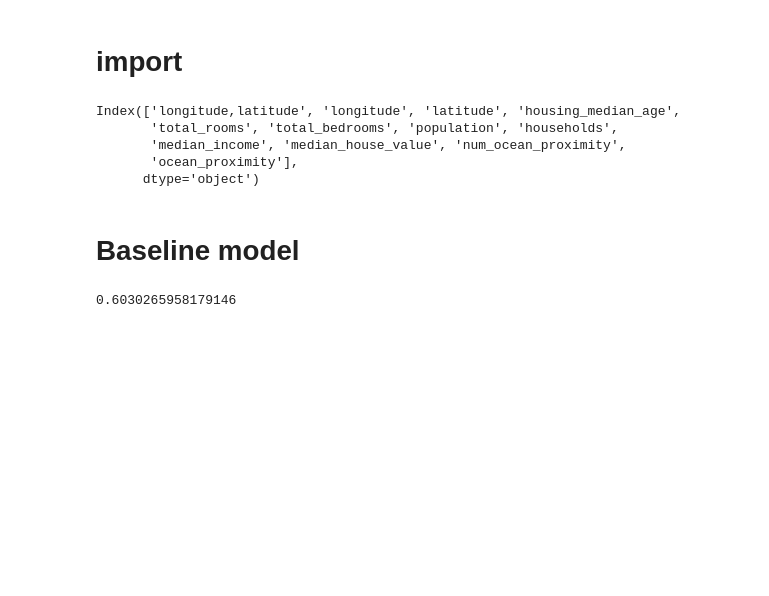
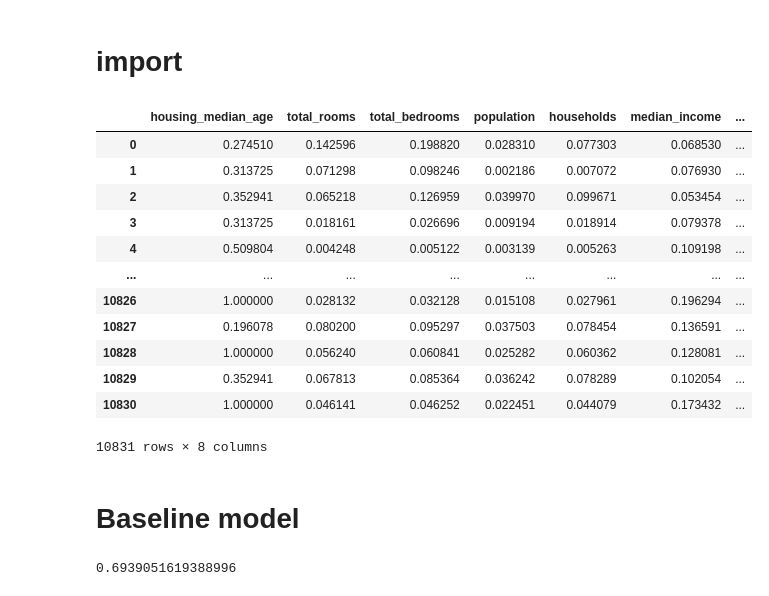
Before and after one commit to MMailleur/renduimmoreg, a Jupyter notebook: notebook_model.ipynb, the cells around one changed output. Drawn from its saved outputs; the diff is of its cells as text; code cells hidden in the pictures; blank space fills up the shorter version.

```diff
--- a/notebook_model.ipynb
+++ b/notebook_model.ipynb
@@ -8,0 +10,4 @@ from sklearn.model_selection import train_test_split
+# %%
+df_clean_numerical = df_clean
+# %%
+df_clean_numerical = df_clean_numerical.drop(labels=["longitude,latitude","longitude","latitude","ocean_proximity"],axis=1)
@@ -9,12 +16,24 @@ from sklearn.model_selection import train_test_split
+# %%
+scaler = MinMaxScaler()
+# %%
+df_clean_numerical[features_test] = scaler.fit_transform(df_clean_numerical[features_test])
+# %%
+df_clean_numerical
+# %% [output]
+|  | housing_median_age | total_rooms | total_bedrooms | population | households | median_income | ... |
+| 0 | 0.274510 | 0.142596 | 0.198820 | 0.028310 | 0.077303 | 0.068530 | ... |
+| 1 | 0.313725 | 0.071298 | 0.098246 | 0.002186 | 0.007072 | 0.076930 | ... |
+| 2 | 0.352941 | 0.065218 | 0.126959 | 0.039970 | 0.099671 | 0.053454 | ... |
+| 3 | 0.313725 | 0.018161 | 0.026696 | 0.009194 | 0.018914 | 0.079378 | ... |
+| 4 | 0.509804 | 0.004248 | 0.005122 | 0.003139 | 0.005263 | 0.109198 | ... |
+| ... | ... | ... | ... | ... | ... | ... | ... |
+| 10826 | 1.000000 | 0.028132 | 0.032128 | 0.015108 | 0.027961 | 0.196294 | ... |
+| 10827 | 0.196078 | 0.080200 | 0.095297 | 0.037503 | 0.078454 | 0.136591 | ... |
+| 10828 | 1.000000 | 0.056240 | 0.060841 | 0.025282 | 0.060362 | 0.128081 | ... |
+| 10829 | 0.352941 | 0.067813 | 0.085364 | 0.036242 | 0.078289 | 0.102054 | ... |
+| 10830 | 1.000000 | 0.046141 | 0.046252 | 0.022451 | 0.044079 | 0.173432 | ... |
+10831 rows × 8 columns
 # %%
 df_clean = pd.read_csv ('dataframeclean.csv')
-# %%
-df_clean.columns
-# %% [output]
-Index(['longitude,latitude', 'longitude', 'latitude', 'housing_median_age',
-       'total_rooms', 'total_bedrooms', 'population', 'households',
-       'median_income', 'median_house_value', 'num_ocean_proximity',
-       'ocean_proximity'],
-      dtype='object')
 # %% [markdown]
 # Baseline model
@@ -21,6 +52,6 @@ Index(['longitude,latitude', 'longitude', 'latitude', 'housing_median_age',
 # %%
 # Choose your feature and your target
-X = df_clean[['total_rooms', 'total_bedrooms', 'population',"households","median_income"]]
+X = df_clean[features]
 y = df_clean['median_house_value']
 
 # Splitting the data
@@ -33,6 +64,7 @@ model = LinearRegression()
 model.fit(X_train, y_train)
 
 # Evaluate the model with the test set
-model.score(X_test, y_test)
+baseline_score = model.score(X_test, y_test)
+baseline_score
 # %% [output]
-0.6030265958179146
+0.6939051619388996
```
Also changed, not shown: parts of 10 cells of this notebook, 2 other files.
